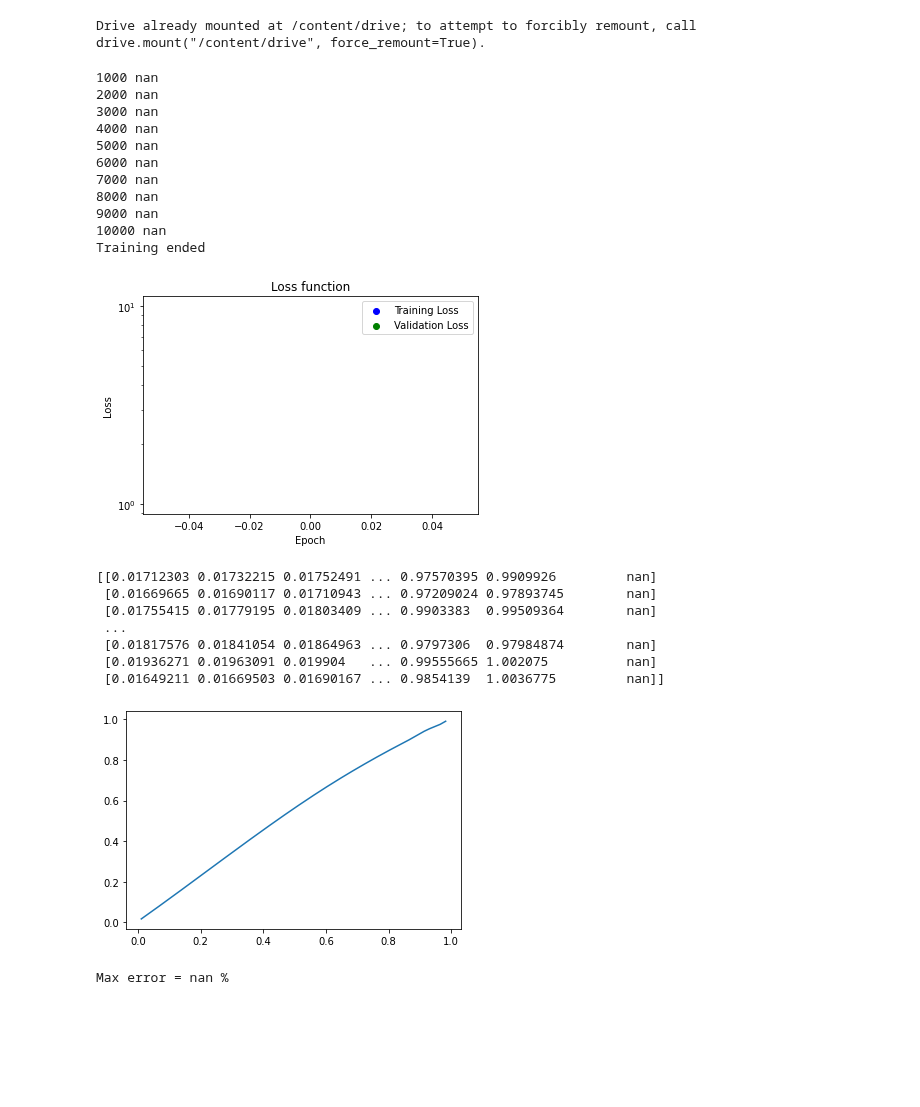
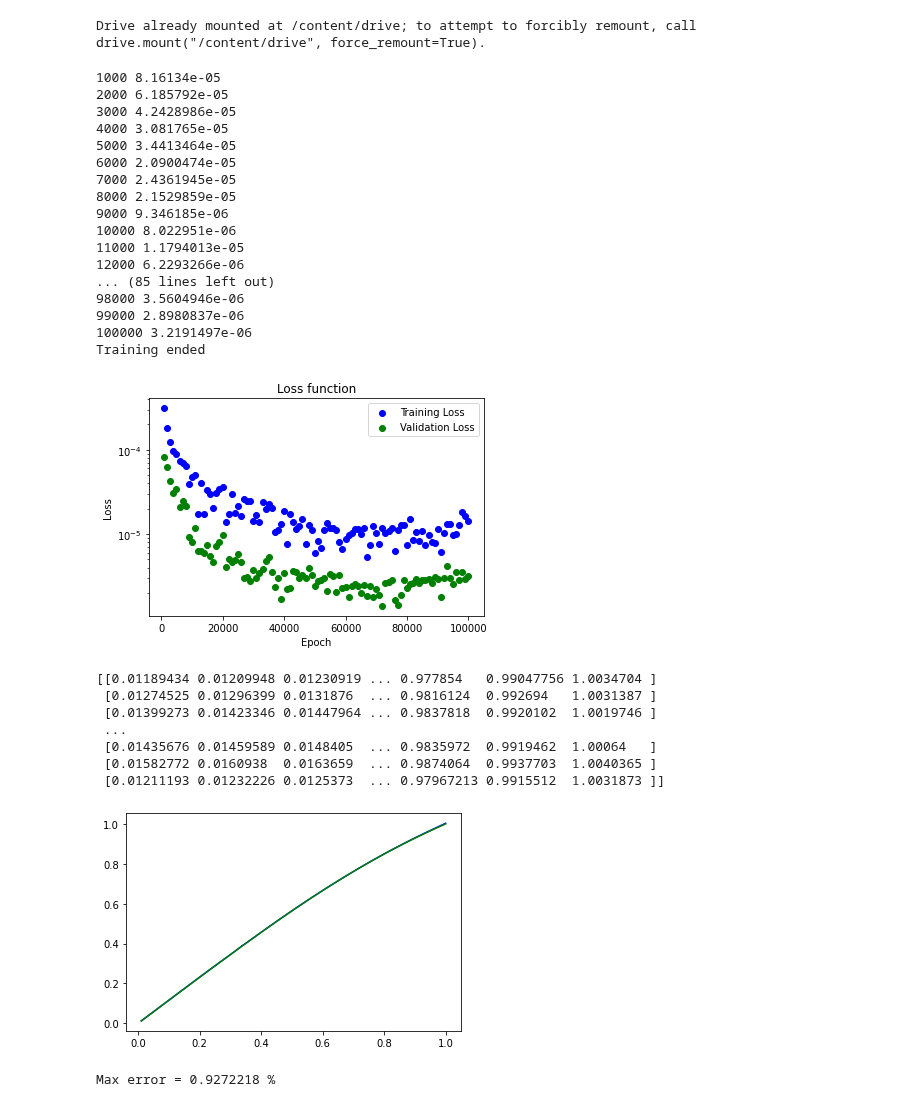
Before and after one commit to epodkwan/growthfunction, a Jupyter notebook: bsplinetrainer.ipynb, the cells around one changed output. Saved outputs shown, nothing was run; the diff lists cells and outputs as text; code cells hidden in the pictures; blank space fills up the shorter version.

```diff
--- a/bsplinetrainer.ipynb
+++ b/bsplinetrainer.ipynb
@@ -62,21 +62,25 @@ def _deBoorVectorized(x,t,c):
     return d[p]
 # %%
 layer_sizes=[64,64]
-nodes=8
-learning_rate=1e-6
-epochs=10000
+nodes=16
+learning_rate=1e-3
+epochs=100000
 model=SimpleMLP(features=layer_sizes,nodes=nodes)
-temp=jnp.ones(2)
+temp=jnp.array([[1,1]])
 params=model.init(random.PRNGKey(0),temp)
 tx=optax.adam(learning_rate=learning_rate)
 opt_state=tx.init(params)
 deBoor=vmap(_deBoorVectorized,in_axes=(None,0,0))
+# %%
+@jit
+def eval_func(params,x,a):
+    t,c=model.apply(params,x)
+    preds=deBoor(jnp.clip(a,0,0.999),t,c)
+    return preds
 # %%
 @jit
 def mse_loss(params,x,y_ref,a):
-    t,c=model.apply(params,x)
-    t=jnp.concatenate([jnp.zeros((t.shape[0],3)),jnp.cumsum(jax.nn.softmax(t),axis=1),jnp.ones((t.shape[0],3))],axis=1)
-    preds=deBoor(a,t,c)
+    preds=eval_func(params,x,a)
     diff=preds-y_ref
     return jnp.mean(diff*diff)
 # %%
@@ -104,8 +108,9 @@ drive.mount('/content/drive')
 Drive already mounted at /content/drive; to attempt to forcibly remount, call drive.mount("/content/drive", force_remount=True).
 # %%
 input_data=npy_loader("/content/drive/My Drive/Colab Notebooks/cosmo.npy")
-input_result=npy_loader("/content/drive/My Drive/Colab Notebooks/combined.npy")
+raw_input_result=npy_loader("/content/drive/My Drive/Colab Notebooks/combined.npy")
 z=npy_loader("/content/drive/My Drive/Colab Notebooks/999.npy")[0,:]
+input_result=jnp.log(raw_input_result)
 a=1/(z+1)
 x_train=jnp.stack((input_data[0:800,0],input_data[0:800,2]),axis=1)
 y_train=input_result[0:800,:]
@@ -114,54 +119,58 @@ y_validate=input_result[800:900,:]
 # %%
 order=jnp.arange(800)
 for i in range(epochs):
     train_loss,params=epoch_step(x_train,y_train,params,opt_state,order,a)
     if i % 1000 == 999:
         train_loss=train_loss/25
         validate_loss=mse_loss(params,x_validate,y_validate,a)
         print((i+1),validate_loss)
         plt.scatter((i+1),train_loss,c='b')
         plt.scatter((i+1),validate_loss,c='g')
 print("Training ended")
 state=train_state.TrainState.create(apply_fn=model.apply,params=params,tx=tx)
 checkpoints.save_checkpoint(ckpt_dir="/content/drive/My Drive/Colab Notebooks",target=state,step=0,overwrite=True)
 plt.yscale('log')
 plt.xlabel("Epoch")
 plt.ylabel("Loss")
 plt.title("Loss function")
 plt.legend(["Training Loss","Validation Loss"])
 plt.savefig("/content/drive/My Drive/Colab Notebooks/loss.png")
-drive.flush_and_unmount()
 # %% [output]
-1000 nan
-2000 nan
-3000 nan
-4000 nan
-5000 nan
-6000 nan
-7000 nan
-8000 nan
-9000 nan
-10000 nan
+1000 8.16134e-05
+2000 6.185792e-05
+3000 4.2428986e-05
+4000 3.081765e-05
+5000 3.4413464e-05
+6000 2.0900474e-05
+7000 2.4361945e-05
+8000 2.1529859e-05
+9000 9.346185e-06
+10000 8.022951e-06
+11000 1.1794013e-05
+12000 6.2293266e-06
+... (85 lines left out)
+98000 3.5604946e-06
+99000 2.8980837e-06
+100000 3.2191497e-06
 Training ended
-[figure, old version]
+[figure, new version]
 # %%
 x_test=jnp.stack((input_data[900:1000,0],input_data[900:1000,2]),axis=1)
-y_test=input_result[900:1000,:]
-t_test,c_test=model.apply(params,x_test)
-t_test=jnp.concatenate([jnp.zeros((t_test.shape[0],3)),jnp.cumsum(jax.nn.softmax(t_test),axis=1),jnp.ones((t_test.shape[0],3))],axis=1)
-y_pred=deBoor(a,t_test,c_test)
+y_test=raw_input_result[900:1000,:]
+y_pred=jnp.exp(eval_func(params,x_test,a))
 print(y_pred)
-plt.plot(a,y_pred[0,:])
+plt.plot(a,y_pred[0,:],c='b')
+plt.plot(a,y_test[0,:],c='g')
 plt.show()
 error=abs(y_pred/y_test-1)
 print("Max error =",jnp.max(error)*100,"%")
 # %% [output]
-[[0.01712303 0.01732215 0.01752491 ... 0.97570395 0.9909926         nan]
- [0.01669665 0.01690117 0.01710943 ... 0.97209024 0.97893745        nan]
- [0.01755415 0.01779195 0.01803409 ... 0.9903383  0.99509364        nan]
+[[0.01189434 0.01209948 0.01230919 ... 0.977854   0.99047756 1.0034704 ]
+ [0.01274525 0.01296399 0.0131876  ... 0.9816124  0.992694   1.0031387 ]
+ [0.01399273 0.01423346 0.01447964 ... 0.9837818  0.9920102  1.0019746 ]
  ...
- [0.01817576 0.01841054 0.01864963 ... 0.9797306  0.97984874        nan]
- [0.01936271 0.01963091 0.019904   ... 0.99555665 1.002075          nan]
- [0.01649211 0.01669503 0.01690167 ... 0.9854139  1.0036775         nan]]
+ [0.01435676 0.01459589 0.0148405  ... 0.9835972  0.9919462  1.00064   ]
+ [0.01582772 0.0160938  0.0163659  ... 0.9874064  0.9937703  1.0040365 ]
+ [0.01211193 0.01232226 0.0125373  ... 0.97967213 0.9915512  1.0031873 ]]
-[figure, old version]
+[figure, new version]
-Max error = nan %
+Max error = 0.9272218 %
```
Also changed, not shown: parts of 2 cells of this notebook.
